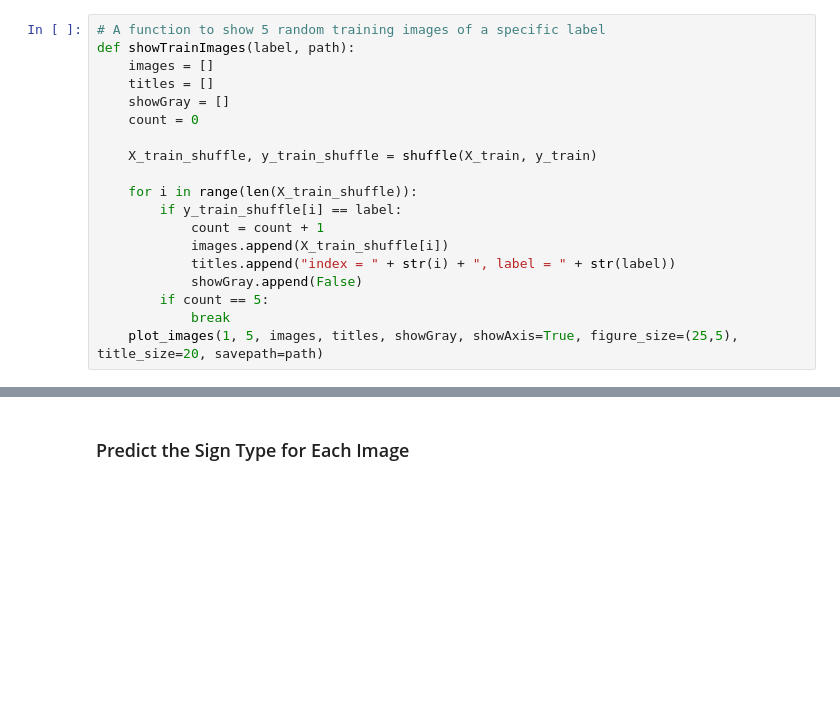
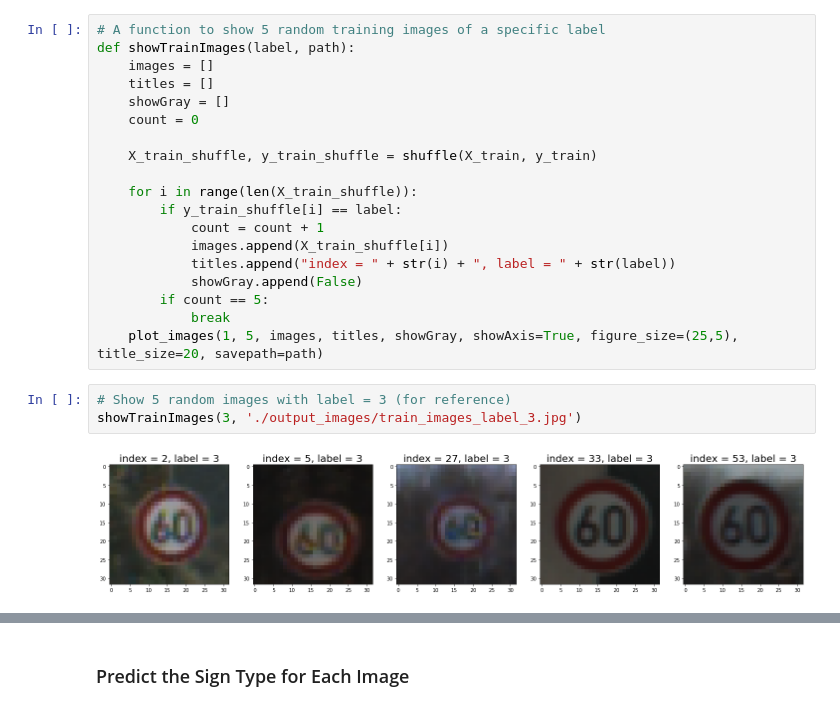
Before and after one commit to pl80tech/CarND-Traffic-Sign-Classifier, a Jupyter notebook: Traffic_Sign_Classifier.ipynb, the cells around one changed output, grey strips where cells are left out. Cells and saved outputs as stored; diff of their text form; blank space fills up the shorter version.

Commit message:
Show 5 random images of each label (for comparison)

```diff
--- a/Traffic_Sign_Classifier.ipynb
+++ b/Traffic_Sign_Classifier.ipynb
@@ -1045,3 +1045,8 @@ def showTrainImages(label, path):
         if count == 5:
             break
     plot_images(1, 5, images, titles, showGray, showAxis=True, figure_size=(25,5), title_size=20, savepath=path)
+# %%
+# Show 5 random images with label = 3 (for reference)
+showTrainImages(3, './output_images/train_images_label_3.jpg')
+# %% [output]
+[figure, added]
```
Also changed, not shown: parts of 5 cells of this notebook.
